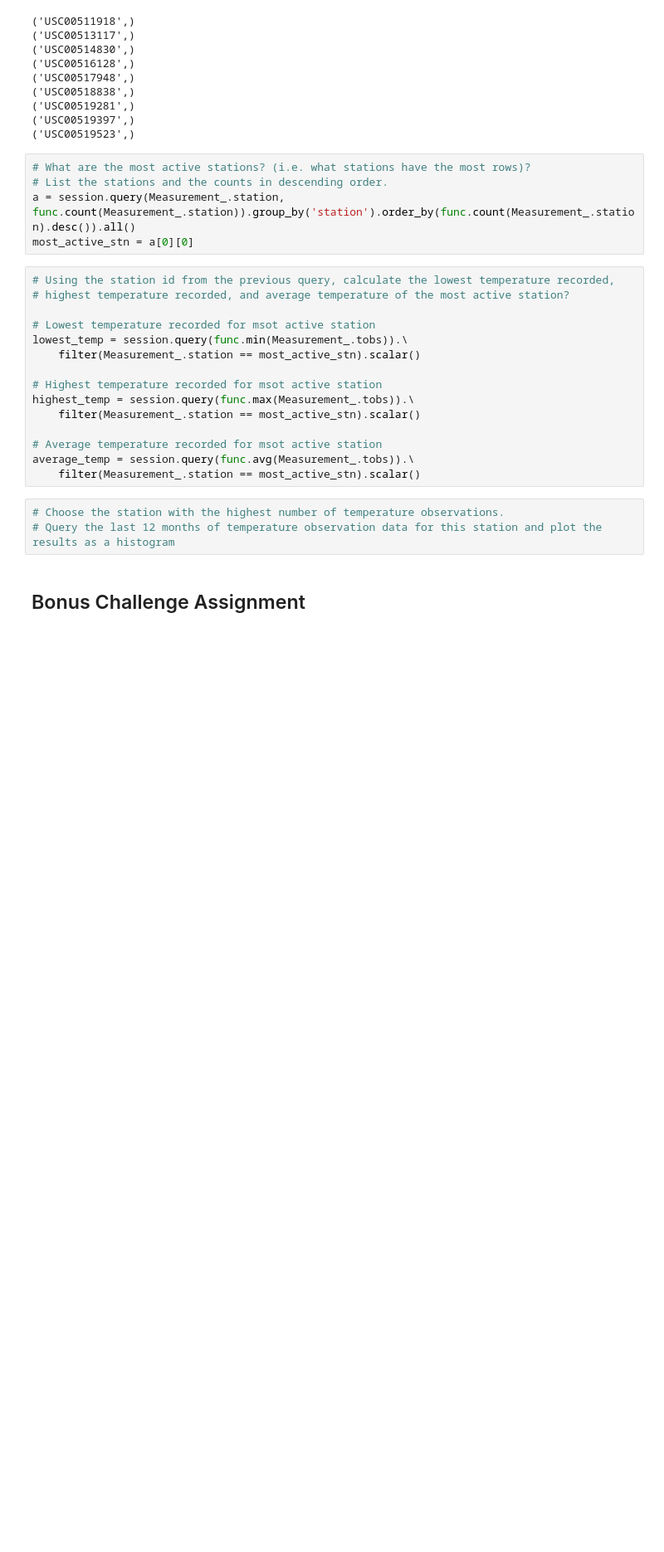
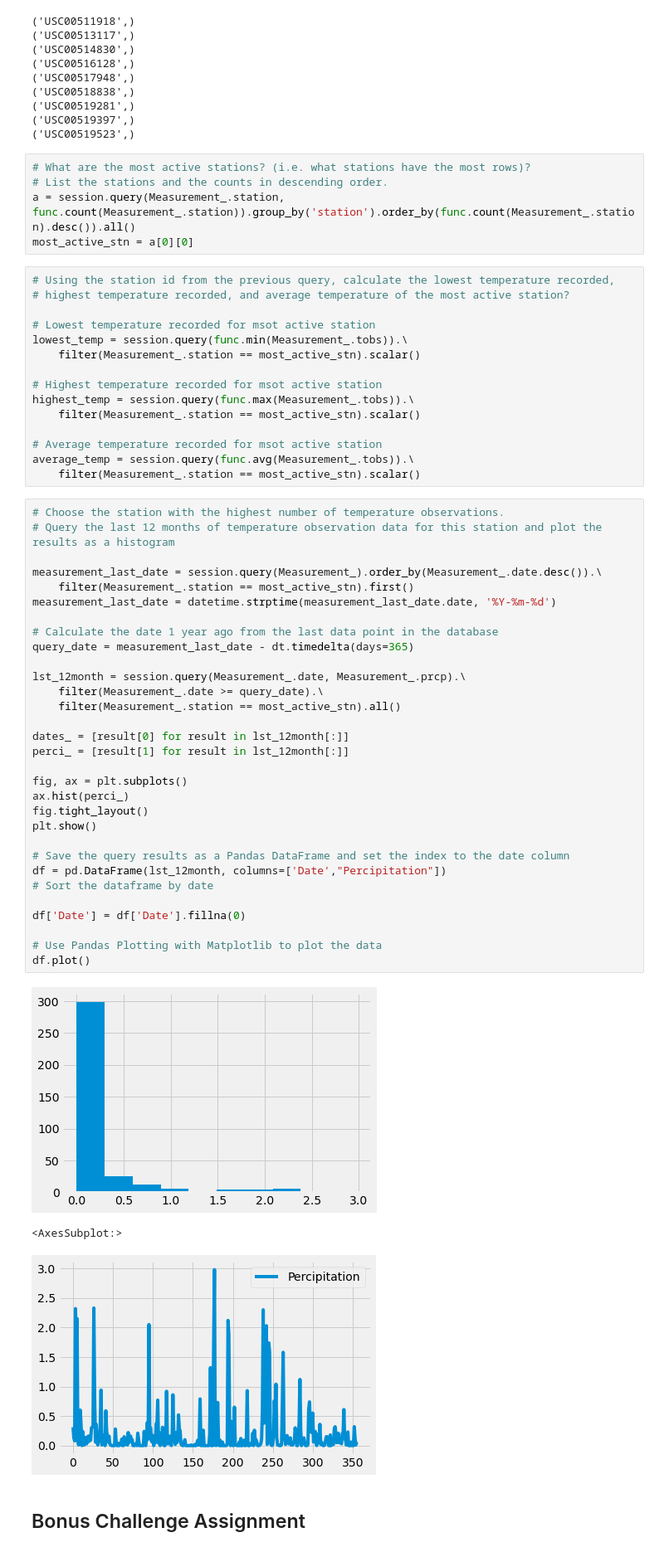
Before and after one commit to Ejwpls/sqlalchemy-challenge, a Jupyter notebook: climate_starter.ipynb, the cells around one changed output. Shown at 83% size. Cells and saved outputs as stored; diff of their text form; blank space fills up the shorter version.

```diff
--- a/climate_starter.ipynb
+++ b/climate_starter.ipynb
@@ -142,9 +142,41 @@ highest_temp = session.query(func.max(Measurement_.tobs)).\
 # Average temperature recorded for msot active station
 average_temp = session.query(func.avg(Measurement_.tobs)).\
     filter(Measurement_.station == most_active_stn).scalar()
-# %%
-# Choose the station with the highest number of temperature observations.
-# Query the last 12 months of temperature observation data for this station and plot the results as a histogram
+# %%
+# Choose the station with the highest number of temperature observations.
+# Query the last 12 months of temperature observation data for this station and plot the results as a histogram
+
+measurement_last_date = session.query(Measurement_).order_by(Measurement_.date.desc()).\
+    filter(Measurement_.station == most_active_stn).first()
+measurement_last_date = datetime.strptime(measurement_last_date.date, '%Y-%m-%d')
+
+# Calculate the date 1 year ago from the last data point in the database
+query_date = measurement_last_date - dt.timedelta(days=365)
+
+lst_12month = session.query(Measurement_.date, Measurement_.prcp).\
+    filter(Measurement_.date >= query_date).\
+    filter(Measurement_.station == most_active_stn).all()
+
+dates_ = [result[0] for result in lst_12month[:]]
+perci_ = [result[1] for result in lst_12month[:]]
+
+fig, ax = plt.subplots()
+ax.hist(perci_)
+fig.tight_layout()
+plt.show()
+
+# Save the query results as a Pandas DataFrame and set the index to the date column
+df = pd.DataFrame(lst_12month, columns=['Date',"Percipitation"])
+# Sort the dataframe by date
+
+df['Date'] = df['Date'].fillna(0)
+
+# Use Pandas Plotting with Matplotlib to plot the data
+df.plot()
+# %% [output]
+[figure, added]
+<AxesSubplot:>
+[figure, added]
 # %% [markdown]
 ## Bonus Challenge Assignment
 # %%
```
Also changed, not shown: 1 other file.
